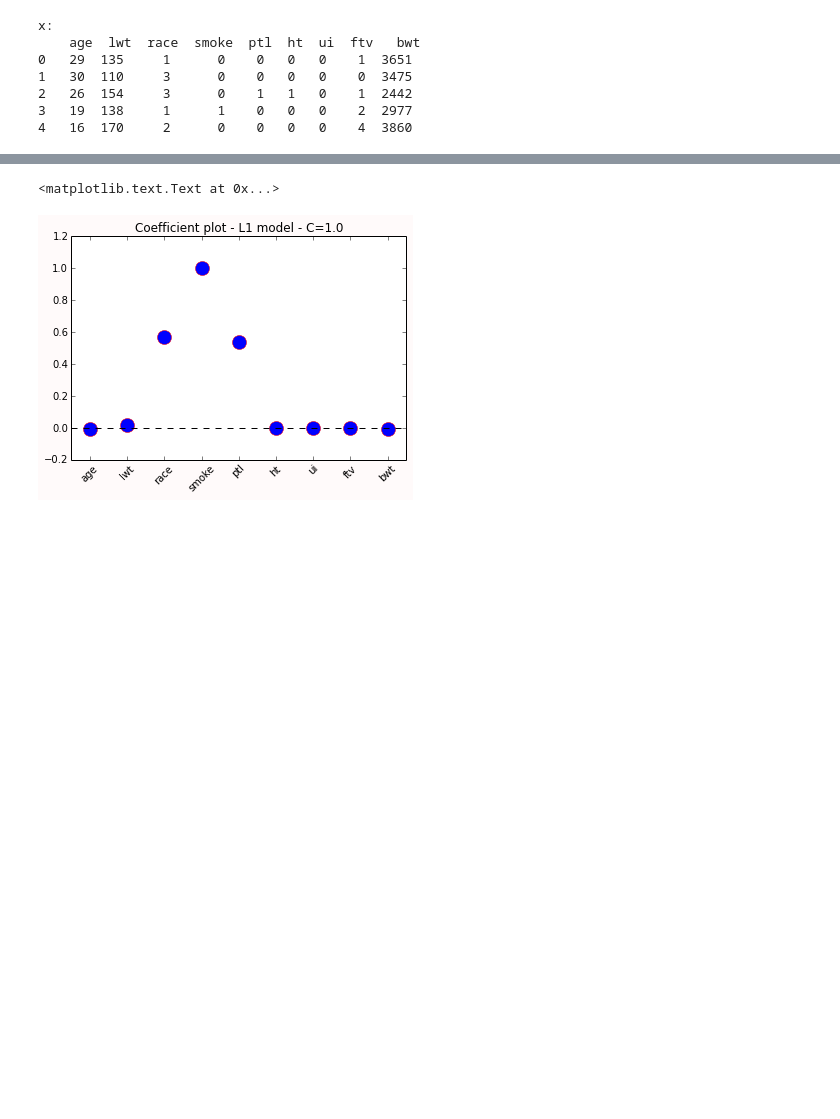
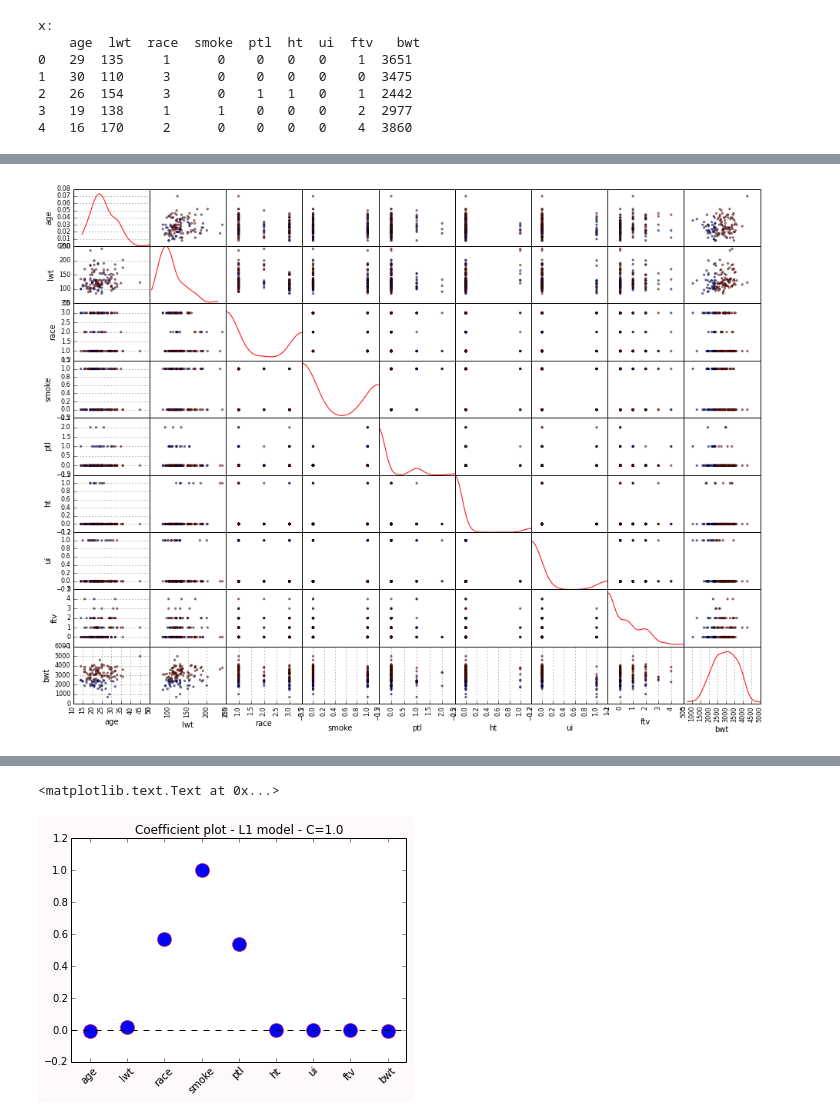
Before and after one commit to Gabya06/datascience, a Jupyter notebook: LogisticRegression/LogisticRegression-LowBirthWeight.ipynb, the cells around one changed output, grey strips where cells are left out. Cells and saved outputs as stored; diff of their text form; code cells hidden in the pictures; blank space fills up the shorter version.

```diff
--- a/LogisticRegression/LogisticRegression-LowBirthWeight.ipynb
+++ b/LogisticRegression/LogisticRegression-LowBirthWeight.ipynb
@@ -66,3 +62,8 @@ x:
 2   26  154     3      0    1   1   0    1  2442
 3   19  138     1      1    0   0   0    2  2977
 4   16  170     2      0    0   0   0    4  3860
+# %%
+# create training set with training data and label
+training = train.copy()
+training['low']=label_train
+training.head()
@@ -68,0 +83,8 @@ x:
+# %%
+colors = np.array(['red','blue'])
+from pandas.tools.plotting import scatter_matrix
+axeslist=scatter_matrix(x, alpha=0.5, figsize=(16, 12), diagonal="kde", density_kwds={'color':'red'}, c=colors[training['low']])
+for ax in axeslist.flatten():
+    ax.grid(True)
+# %% [output]
+[figure, added]
```
Also changed, not shown: parts of 49 cells of this notebook.
